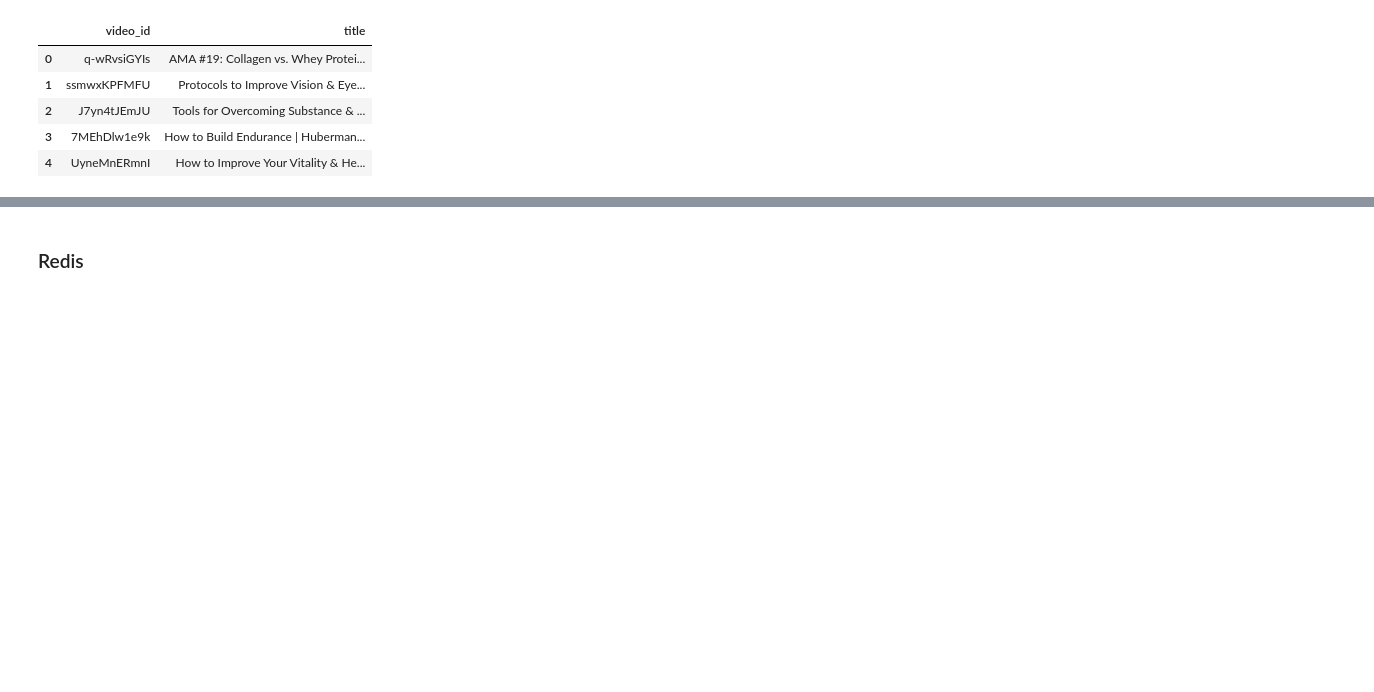
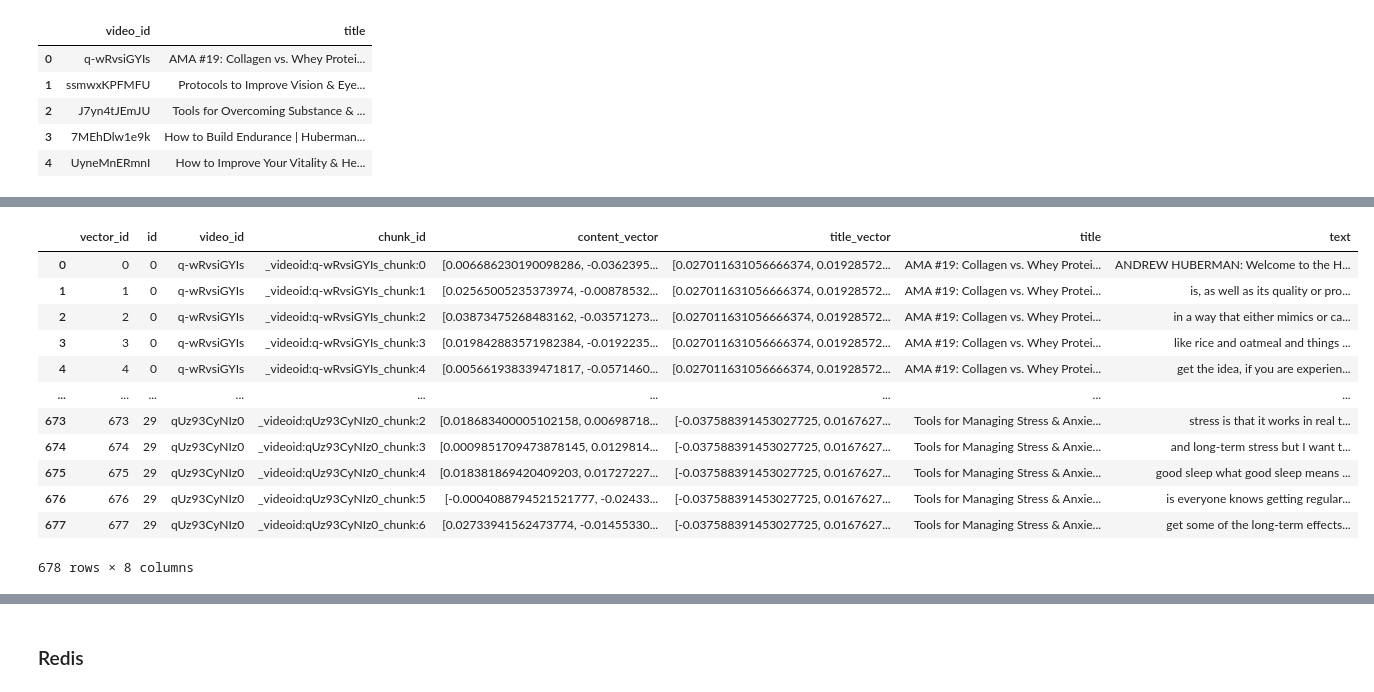
Before and after one commit to cogentdom/huberman-lab-rag, a Jupyter notebook: redis_index_embeddings.ipynb, the cells around one changed output, grey strips where cells are left out. Saved outputs shown, nothing was run; the diff lists cells and outputs as text; code cells hidden in the pictures; blank space fills up the shorter version.

```diff
--- a/redis_index_embeddings.ipynb
+++ b/redis_index_embeddings.ipynb
@@ -67,6 +88,22 @@ transcript_df['content_vector'] = transcript_df.content_vector.apply(literal_eva
 
 # Set vector_id to be a string
 transcript_df['vector_id'] = transcript_df['vector_id'].apply(str)
+# %%
+transcript_df
+# %% [output]
+|  | vector_id | id | video_id | chunk_id | content_vector | title_vector | title | text |
+| 0 | 0 | 0 | q-wRvsiGYIs | _videoid:q-wRvsiGYIs_chunk:0 | [0.006686230190098286, -0.0362395... | [0.027011631056666374, 0.01928572... | AMA #19: Collagen vs. Whey Protei... | ANDREW HUBERMAN: Welcome to the H... |
+| 1 | 1 | 0 | q-wRvsiGYIs | _videoid:q-wRvsiGYIs_chunk:1 | [0.02565005235373974, -0.00878532... | [0.027011631056666374, 0.01928572... | AMA #19: Collagen vs. Whey Protei... | is, as well as its quality or pro... |
+| 2 | 2 | 0 | q-wRvsiGYIs | _videoid:q-wRvsiGYIs_chunk:2 | [0.03873475268483162, -0.03571273... | [0.027011631056666374, 0.01928572... | AMA #19: Collagen vs. Whey Protei... | in a way that either mimics or ca... |
+| 3 | 3 | 0 | q-wRvsiGYIs | _videoid:q-wRvsiGYIs_chunk:3 | [0.019842883571982384, -0.0192235... | [0.027011631056666374, 0.01928572... | AMA #19: Collagen vs. Whey Protei... | like rice and oatmeal and things ... |
+| 4 | 4 | 0 | q-wRvsiGYIs | _videoid:q-wRvsiGYIs_chunk:4 | [0.005661938339471817, -0.0571460... | [0.027011631056666374, 0.01928572... | AMA #19: Collagen vs. Whey Protei... | get the idea, if you are experien... |
+| ... | ... | ... | ... | ... | ... | ... | ... | ... |
+| 673 | 673 | 29 | qUz93CyNIz0 | _videoid:qUz93CyNIz0_chunk:2 | [0.018683400005102158, 0.00698718... | [-0.037588391453027725, 0.0167627... | Tools for Managing Stress & Anxie... | stress is that it works in real t... |
+| 674 | 674 | 29 | qUz93CyNIz0 | _videoid:qUz93CyNIz0_chunk:3 | [0.0009851709473878145, 0.0129814... | [-0.037588391453027725, 0.0167627... | Tools for Managing Stress & Anxie... | and long-term stress but I want t... |
+| 675 | 675 | 29 | qUz93CyNIz0 | _videoid:qUz93CyNIz0_chunk:4 | [0.018381869420409203, 0.01727227... | [-0.037588391453027725, 0.0167627... | Tools for Managing Stress & Anxie... | good sleep what good sleep means ... |
+| 676 | 676 | 29 | qUz93CyNIz0 | _videoid:qUz93CyNIz0_chunk:5 | [-0.0004088794521521777, -0.02433... | [-0.037588391453027725, 0.0167627... | Tools for Managing Stress & Anxie... | is everyone knows getting regular... |
+| 677 | 677 | 29 | qUz93CyNIz0 | _videoid:qUz93CyNIz0_chunk:6 | [0.02733941562473774, -0.01455330... | [-0.037588391453027725, 0.0167627... | Tools for Managing Stress & Anxie... | get some of the long-term effects... |
+678 rows × 8 columns
 # %%
 transcript_df.info(show_counts=True)
 # %% [output]
```
Also changed, not shown: parts of 17 cells of this notebook, 2 other files.
